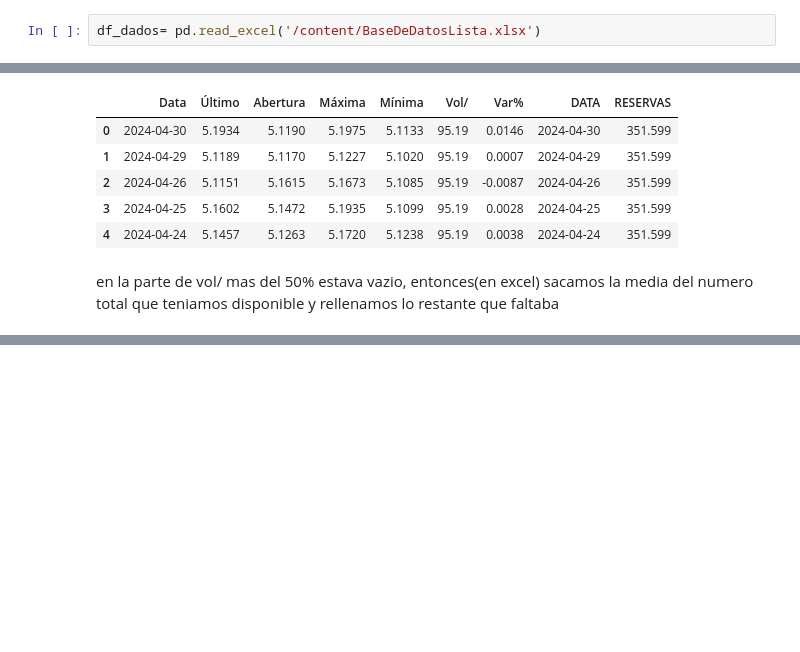
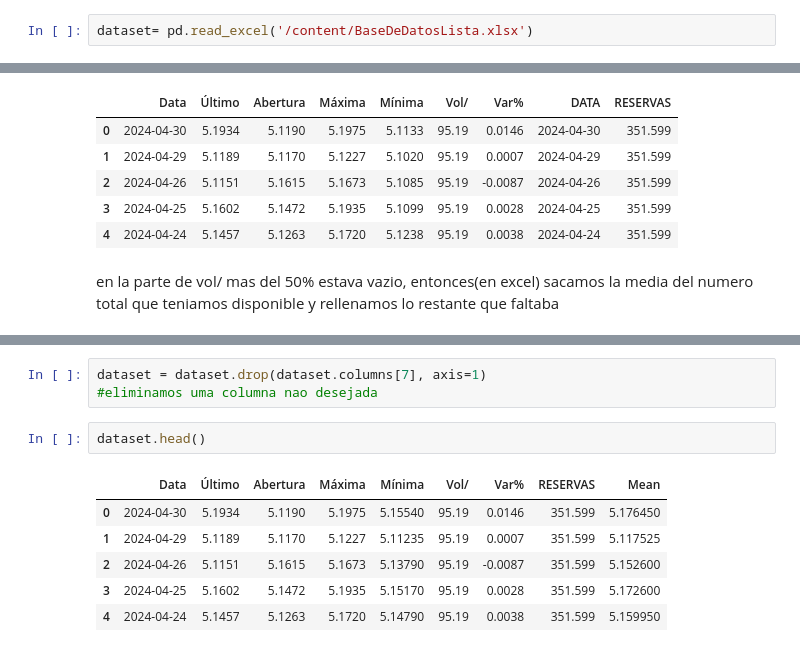
Before and after one commit to DajeanArcila/biblioteca_pandas, a Jupyter notebook: ML_prediçao_dolar.ipynb, the cells around one changed output, grey strips where cells are left out. Saved outputs shown, nothing was run; the diff lists cells and outputs as text; blank space fills up the shorter version.

```diff
--- a/ML_prediçao_dolar.ipynb
+++ b/ML_prediçao_dolar.ipynb
@@ -8,3 +14,3 @@ import pandas as pd
 # %%
-df_dados= pd.read_excel('/content/BaseDeDatosLista.xlsx')
+dataset= pd.read_excel('/content/BaseDeDatosLista.xlsx')
 # %%
@@ -50,3 +56,15 @@ Data columns (total 9 columns):
  8   RESERVAS  863 non-null    float64
 dtypes: datetime64[ns](2), float64(7)
 memory usage: 60.8 KB
+# %%
+dataset = dataset.drop(dataset.columns[7], axis=1)
+#eliminamos uma columna nao desejada
+# %%
+dataset.head()
+# %% [output]
+|  | Data | Último | Abertura | Máxima | Mínima | Vol/ | Var% | RESERVAS | Mean |
+| 0 | 2024-04-30 | 5.1934 | 5.1190 | 5.1975 | 5.15540 | 95.19 | 0.0146 | 351.599 | 5.176450 |
+| 1 | 2024-04-29 | 5.1189 | 5.1170 | 5.1227 | 5.11235 | 95.19 | 0.0007 | 351.599 | 5.117525 |
+| 2 | 2024-04-26 | 5.1151 | 5.1615 | 5.1673 | 5.13790 | 95.19 | -0.0087 | 351.599 | 5.152600 |
+| 3 | 2024-04-25 | 5.1602 | 5.1472 | 5.1935 | 5.15170 | 95.19 | 0.0028 | 351.599 | 5.172600 |
+| 4 | 2024-04-24 | 5.1457 | 5.1263 | 5.1720 | 5.14790 | 95.19 | 0.0038 | 351.599 | 5.159950 |
```
Also changed, not shown: parts of 16 cells of this notebook.
